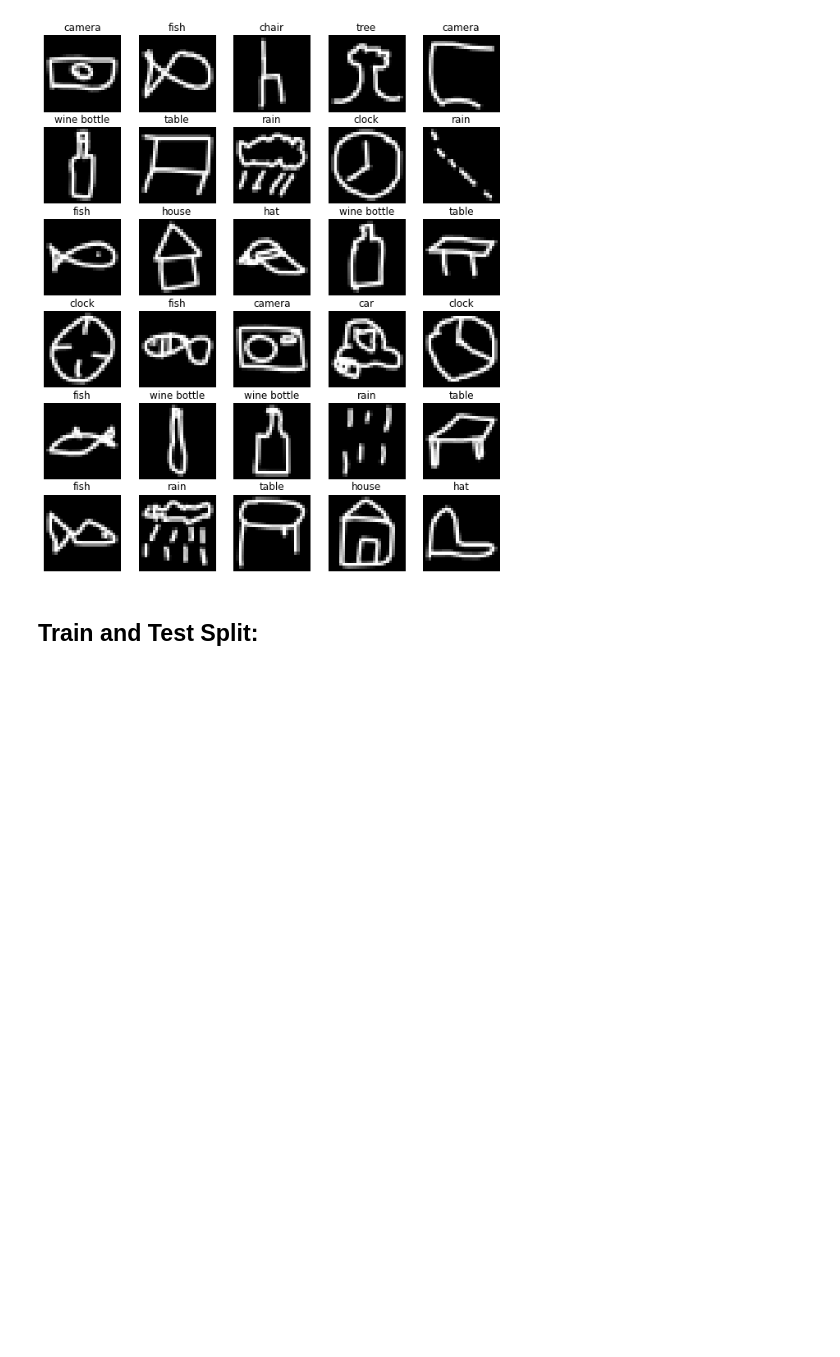
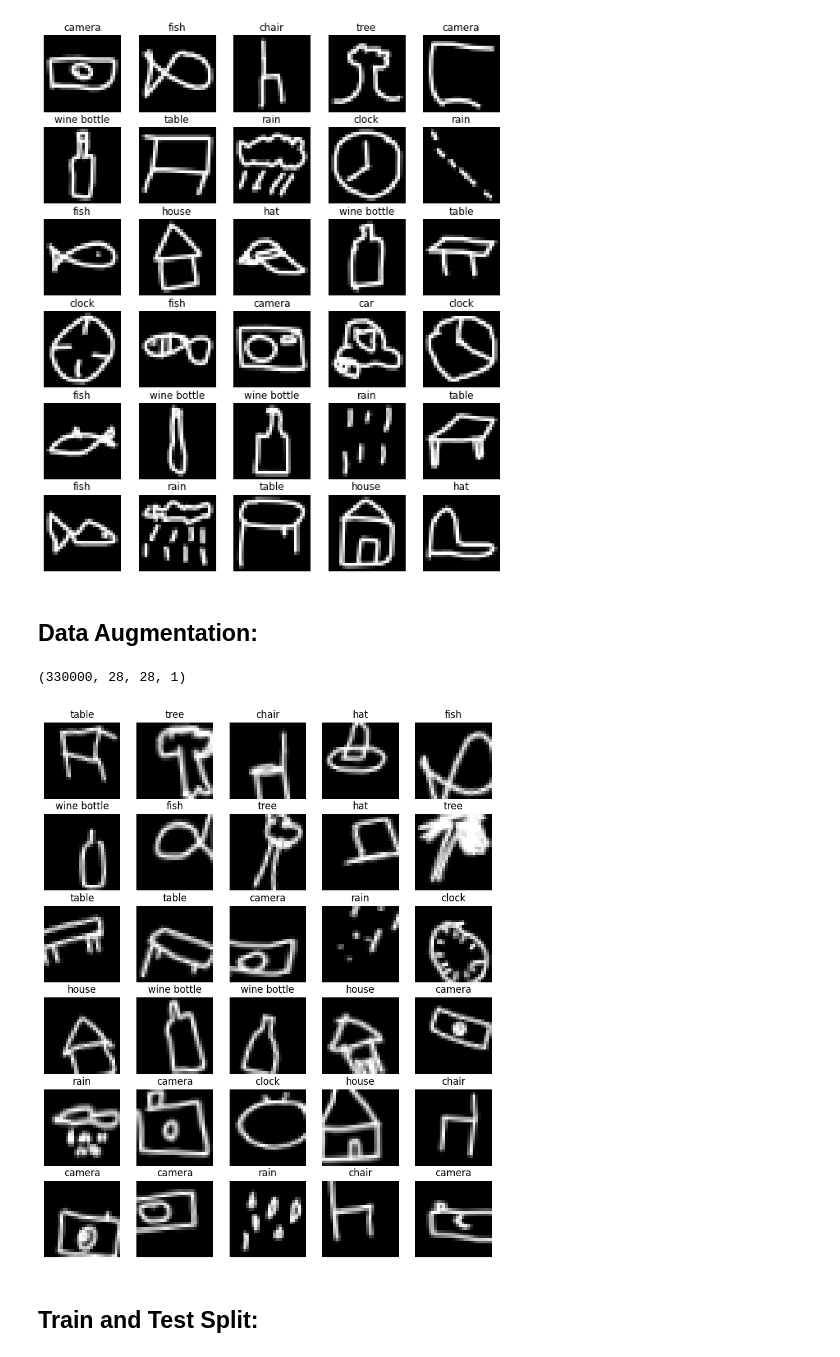
Before and after one commit to styxOO7/Doodle-Decoder, a Jupyter notebook: DoodleDecoder.ipynb, the cells around one changed output. Cells and saved outputs as stored; diff of their text form; code cells hidden in the pictures; blank space fills up the shorter version.

Commit message:
data augmentation done

```diff
--- a/DoodleDecoder.ipynb
+++ b/DoodleDecoder.ipynb
@@ -178,6 +178,48 @@ for j in range(i+1, 6*5):
 plt.show()
 # %% [output]
 [figure]
+# %% [markdown]
+## Data Augmentation:
+# %%
+import numpy as np
+from tensorflow.keras.preprocessing.image import ImageDataGenerator
+
+# Define your data augmentation parameters
+datagen = ImageDataGenerator(
+    rotation_range=20,
+    width_shift_range=0.2,
+    height_shift_range=0.2,
+    shear_range=0.2,
+    zoom_range=0.2,
+    # horizontal_flip=True,
+    fill_mode='nearest')
+
+# Reshape X to a 4D tensor with shape (num_samples, height, width, channels)
+X = X.reshape(X.shape[0], X.shape[1], X.shape[2], 1)
+
+# Fit the ImageDataGenerator on your data to compute statistics such as mean and variance
+datagen.fit(X)
+
+# Generate augmented images and labels
+augmented_data = datagen.flow(X, y, batch_size=X.shape[0], shuffle=False)
+
+# Extract the augmented images and labels from the generator
+X_augmented, y_augmented = next(augmented_data)
+
+# Reshape the augmented images back to a 3D tensor with shape (num_samples, height, width)
+# X_augmented = X_augmented.reshape(X_augmented.shape[0], X_augmented.shape[1], X_augmented.shape[2])
+
+# Concatenate the original and augmented data
+# X = np.concatenate([X, X_augmented], axis=0)
+# y = np.concatenate([y, y_augmented], axis=0)
+# %%
+X_augmented.shape
+# %% [output]
+(330000, 28, 28, 1)
+# %%
+previewDataset(X_augmented)
+# %% [output]
+[figure, added]
 # %% [markdown]
 ## Train and Test Split:
 # %%
```
